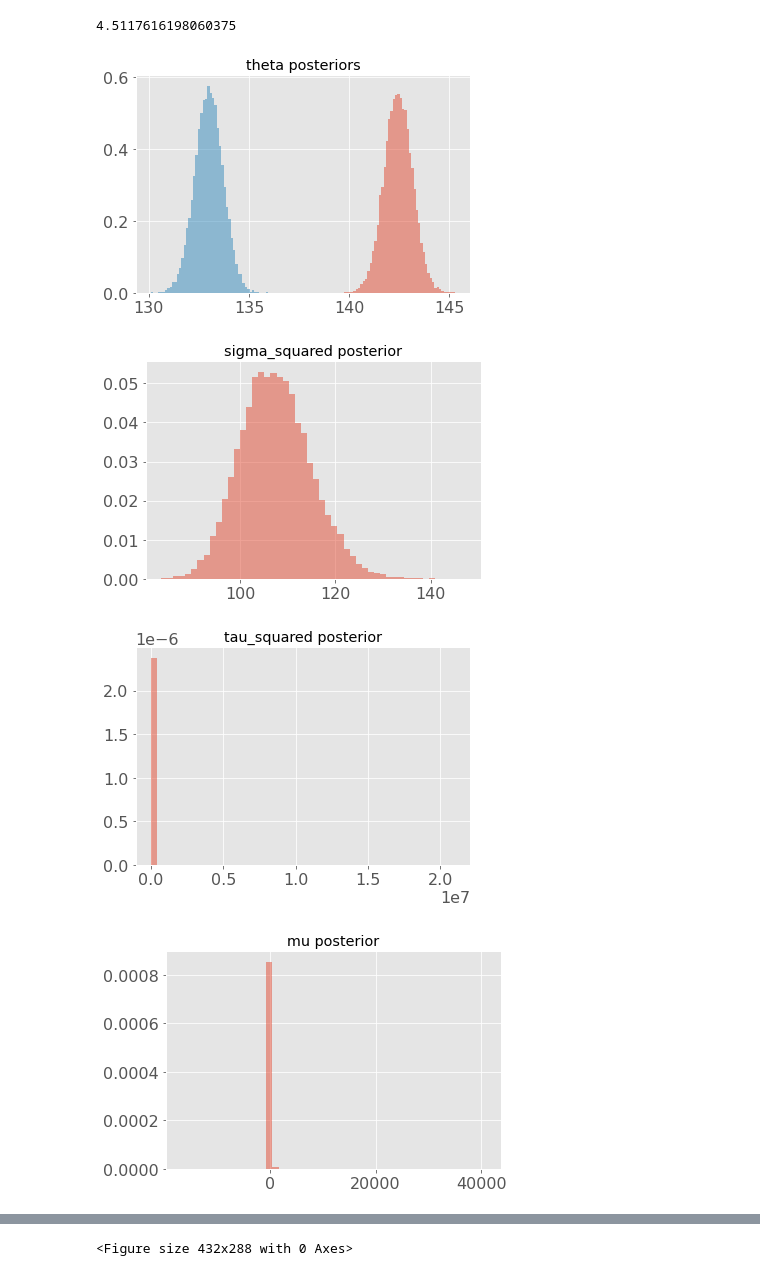
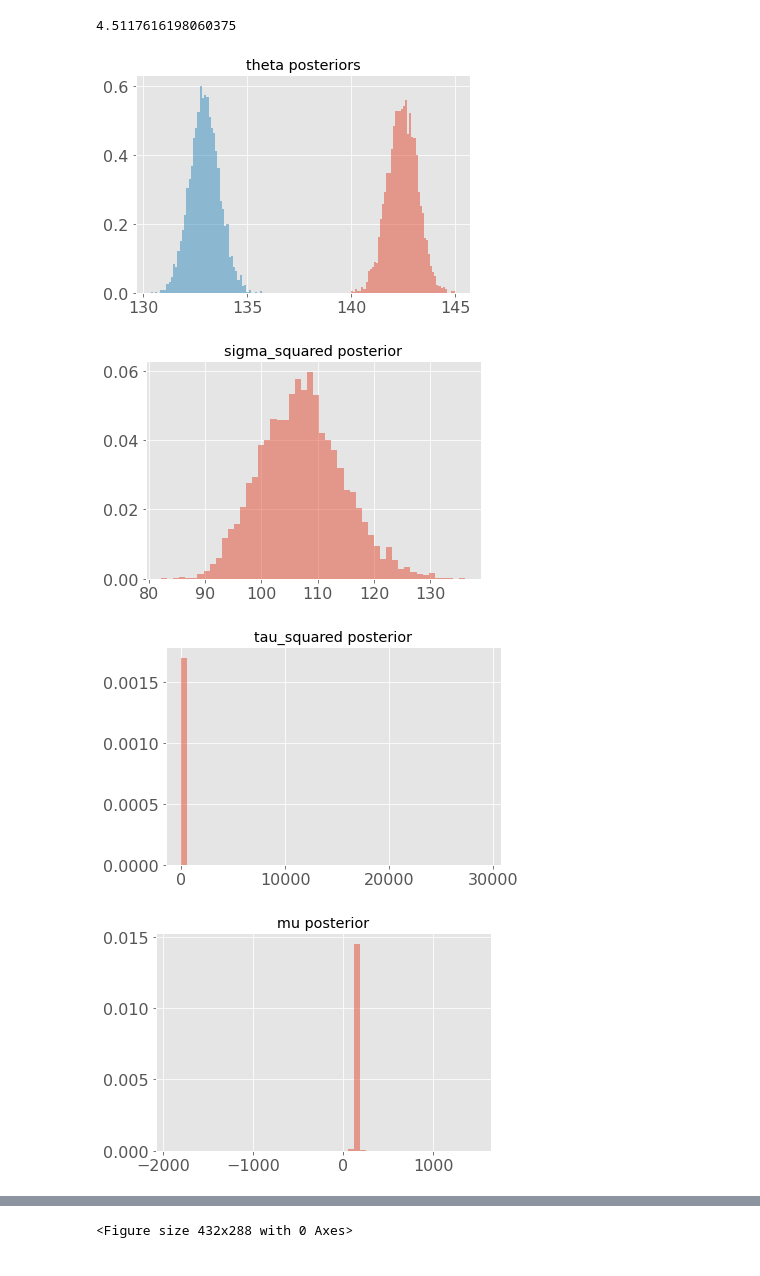
Before and after one commit to JulietteFranque/SDS383D_JF, a Jupyter notebook: exercises-04/notebooks/blood_pressure.ipynb, the cells around one changed output, grey strips where cells are left out. Drawn from its saved outputs; the diff is of its cells as text; code cells hidden in the pictures.

```diff
--- a/exercises-04/notebooks/blood_pressure.ipynb
+++ b/exercises-04/notebooks/blood_pressure.ipynb
@@ -51,11 +51,11 @@ np.sqrt(s_squared)*np.sqrt(1/len(new_group_1) + 1/len(new_group_2))
 # %% [output]
 4.5117616198060375
 # %%
-gibbs = gs.GibbsSamplerBeta(df[['group', 'values']], n_iter=20000, burn=200, beta=10, mu=140, theta=np.array([140, 130]))
+gibbs = gs.GibbsSamplerBeta(df[['group', 'values']], n_iter=5000, burn=200)
 gibbs.fit()
 gibbs.plot_all_posteriors()
 # %% [output]
-[figure, old version]
+[figure, new version]
-[figure, old version]
+[figure, new version]
-[figure, old version]
+[figure, new version]
-[figure, old version]
+[figure, new version]
```
Also changed, not shown: parts of 3 cells of this notebook, 4 other files.
